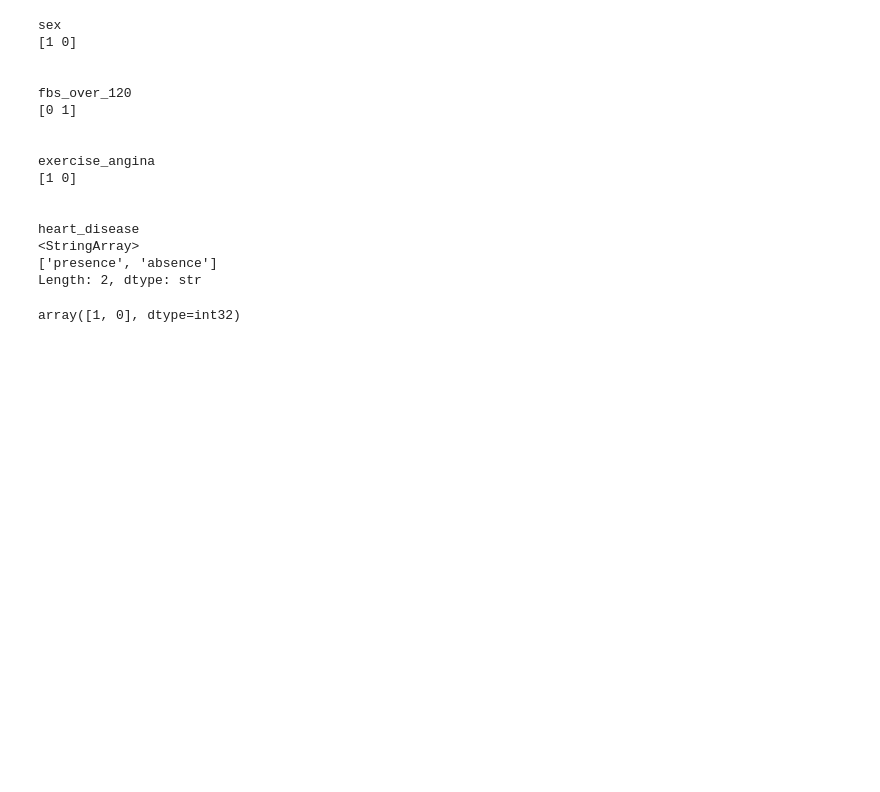
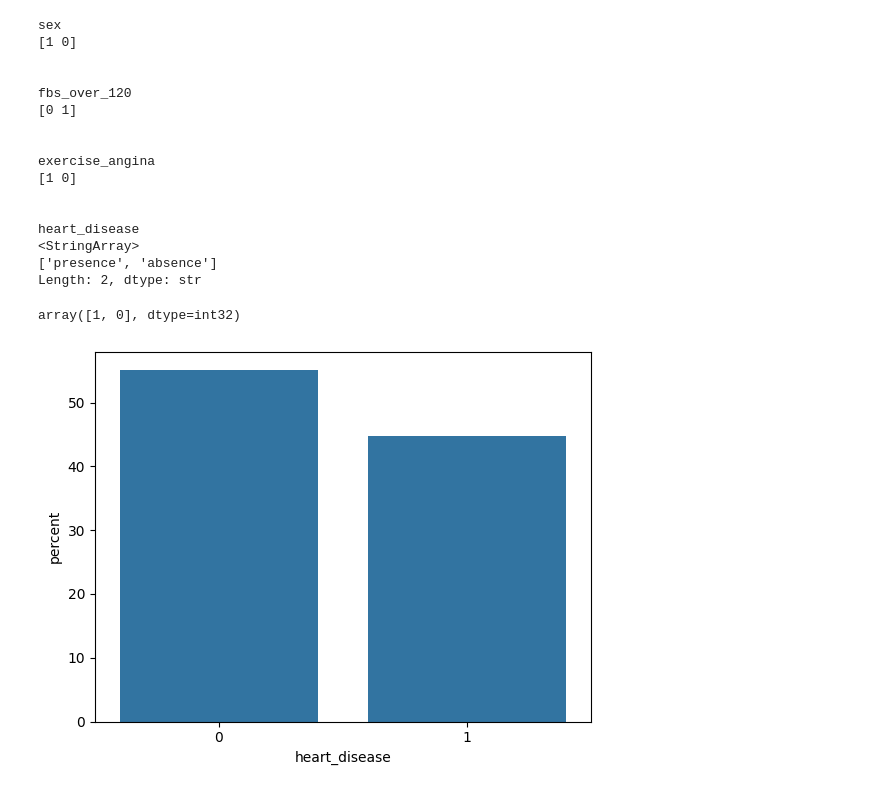
Before and after one commit to DylanR5068/heart-diseases, a Jupyter notebook: notebook.ipynb, the cells around one changed output. Drawn from its saved outputs; the diff is of its cells as text; code cells hidden in the pictures; blank space fills up the shorter version.

```diff
--- a/notebook.ipynb
+++ b/notebook.ipynb
@@ -124,3 +126,8 @@ train["heart_disease"] = train["heart_disease"].str.replace("presence","1").str.
 train["heart_disease"].unique()
 # %% [output]
 array([1, 0], dtype=int32)
+# %%
+sns.countplot(data= train, x= "heart_disease", stat= "percent")
+plt.show()
+# %% [output]
+[figure, added]
```
Also changed, not shown: parts of 3 cells of this notebook.
